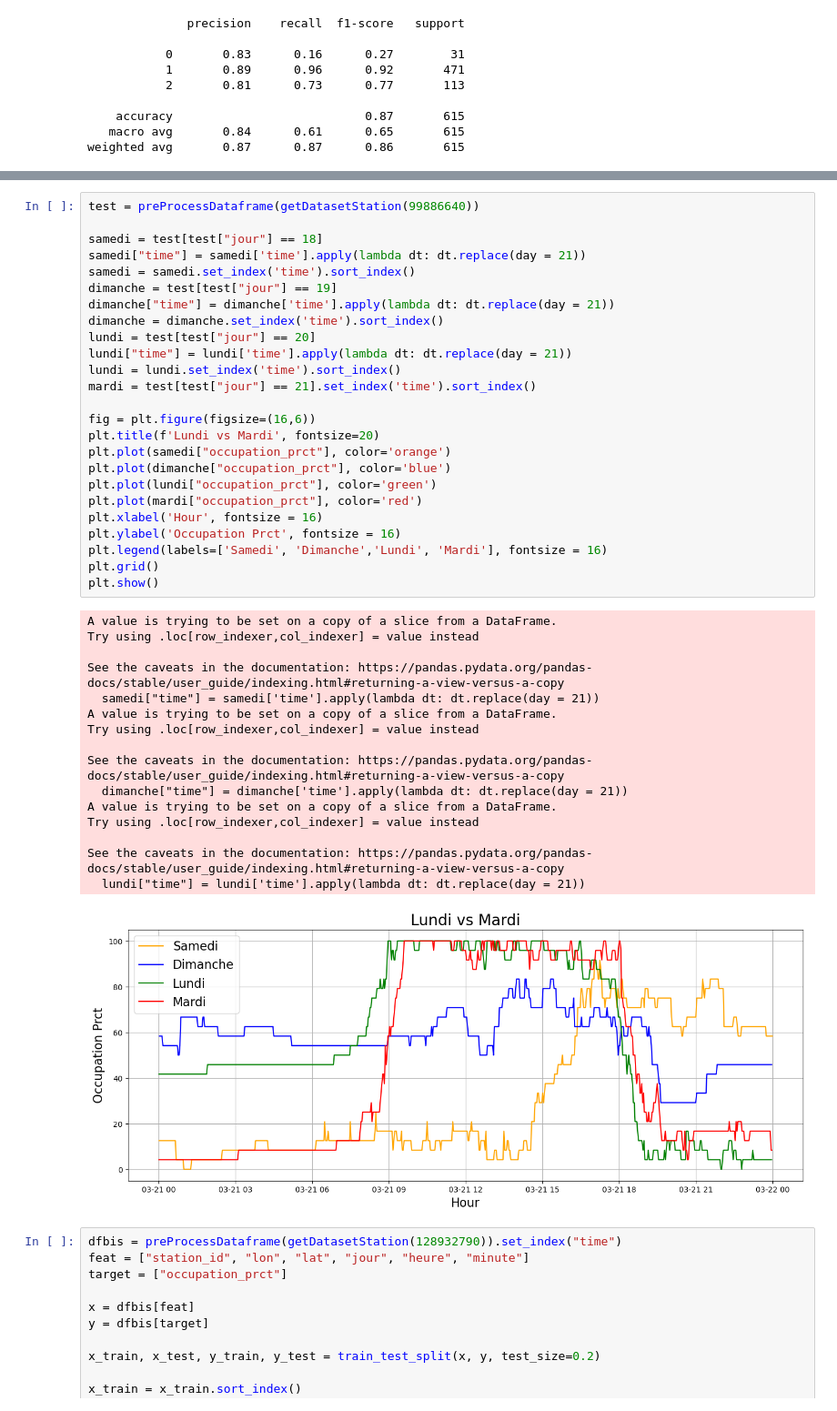
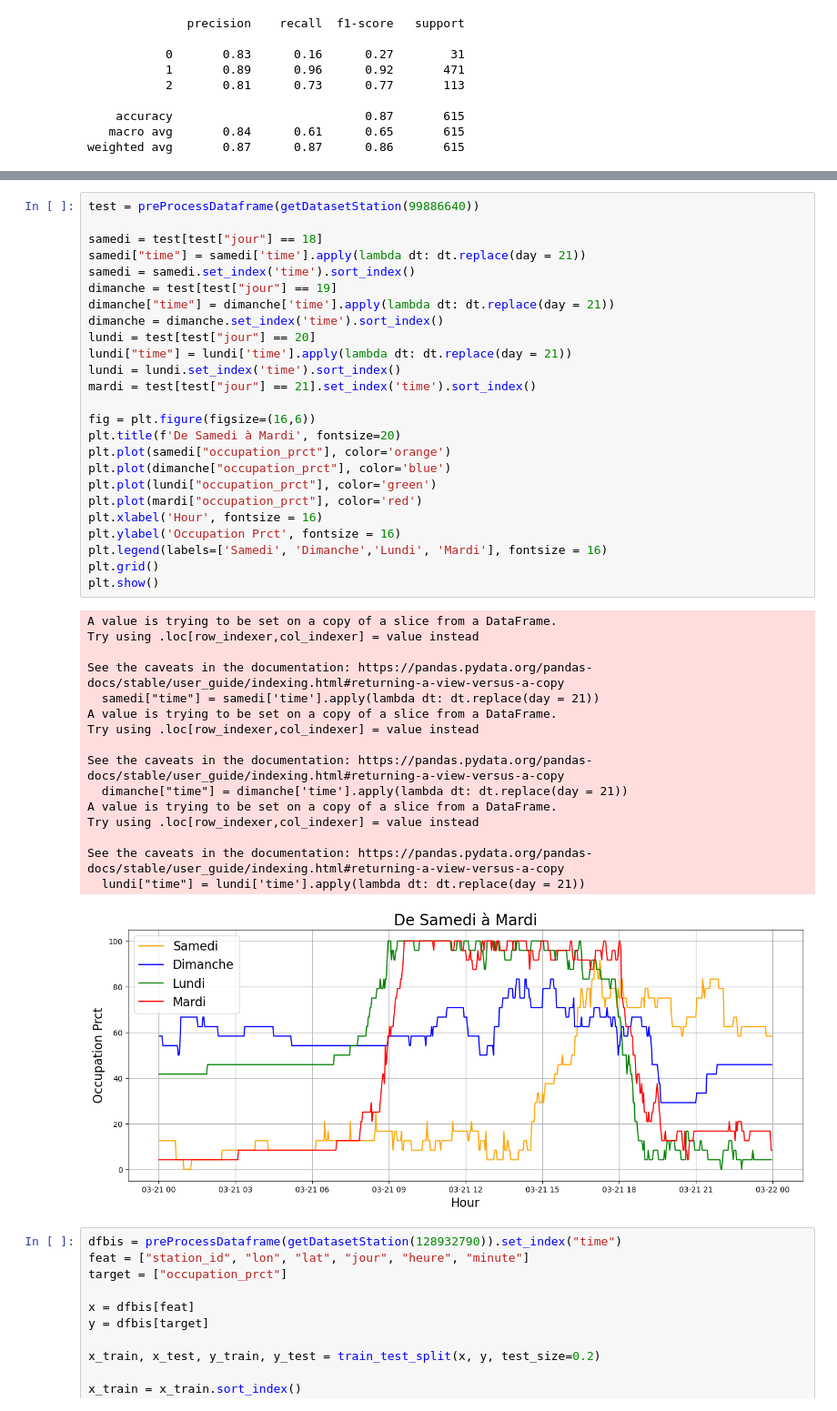
Before and after one commit to JulienGnty/MeteoVelib, a Jupyter notebook: MachineLearning_part2.ipynb, the cells around one changed output, grey strips where cells are left out. Shown at 91% size. Drawn from its saved outputs; the diff is of its cells as text.

```diff
--- a/MachineLearning_part2.ipynb
+++ b/MachineLearning_part2.ipynb
@@ -525,35 +530,35 @@ lundi = test[test["jour"] == 20]
 lundi["time"] = lundi['time'].apply(lambda dt: dt.replace(day = 21))
 lundi = lundi.set_index('time').sort_index()
 mardi = test[test["jour"] == 21].set_index('time').sort_index()
 
 fig = plt.figure(figsize=(16,6))
-plt.title(f'Lundi vs Mardi', fontsize=20)
+plt.title(f'De Samedi à Mardi', fontsize=20)
 plt.plot(samedi["occupation_prct"], color='orange')
 plt.plot(dimanche["occupation_prct"], color='blue')
 plt.plot(lundi["occupation_prct"], color='green')
 plt.plot(mardi["occupation_prct"], color='red')
 plt.xlabel('Hour', fontsize = 16)
 plt.ylabel('Occupation Prct', fontsize = 16)
 plt.legend(labels=['Samedi', 'Dimanche','Lundi', 'Mardi'], fontsize = 16)
 plt.grid()
 plt.show()
 # %% [output]
 A value is trying to be set on a copy of a slice from a DataFrame.
 Try using .loc[row_indexer,col_indexer] = value instead
 
 See the caveats in the documentation: https://pandas.pydata.org/pandas-docs/stable/user_guide/indexing.html#returning-a-view-versus-a-copy
   samedi["time"] = samedi['time'].apply(lambda dt: dt.replace(day = 21))
 A value is trying to be set on a copy of a slice from a DataFrame.
 Try using .loc[row_indexer,col_indexer] = value instead
 
 See the caveats in the documentation: https://pandas.pydata.org/pandas-docs/stable/user_guide/indexing.html#returning-a-view-versus-a-copy
   dimanche["time"] = dimanche['time'].apply(lambda dt: dt.replace(day = 21))
 A value is trying to be set on a copy of a slice from a DataFrame.
 Try using .loc[row_indexer,col_indexer] = value instead
 
 See the caveats in the documentation: https://pandas.pydata.org/pandas-docs/stable/user_guide/indexing.html#returning-a-view-versus-a-copy
   lundi["time"] = lundi['time'].apply(lambda dt: dt.replace(day = 21))
-[figure, old version]
+[figure, new version]
 # %%
 dfbis = preProcessDataframe(getDatasetStation(128932790)).set_index("time")
 feat = ["station_id", "lon", "lat", "jour", "heure", "minute"]
```
Also changed, not shown: parts of 13 cells of this notebook.
